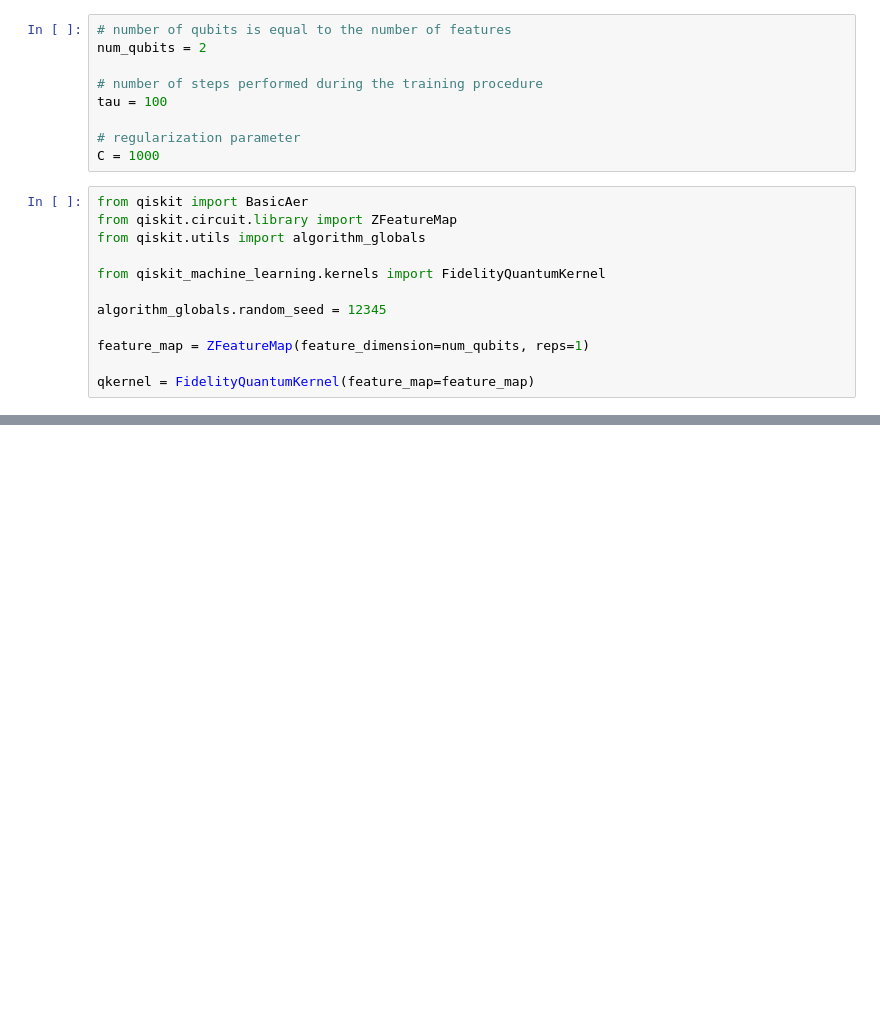
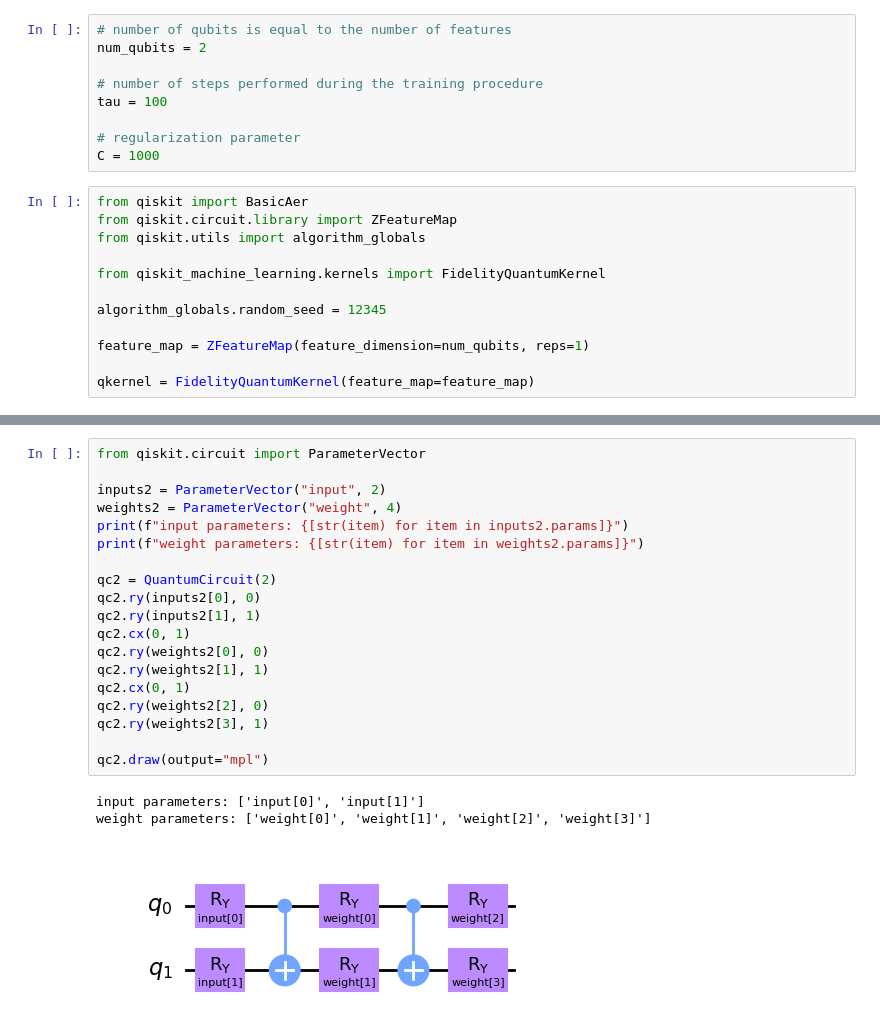
Before and after one commit to agrzheng/qiskit, a Jupyter notebook: study/qiskit-svm.ipynb, the cells around one changed output, grey strips where cells are left out. Saved outputs shown, nothing was run; the diff lists cells and outputs as text; blank space fills up the shorter version.

```diff
--- a/study/qiskit-svm.ipynb
+++ b/study/qiskit-svm.ipynb
@@ -330,0 +430,23 @@ qkernel = FidelityQuantumKernel(feature_map=feature_map)
+# %%
+from qiskit.circuit import ParameterVector
+
+inputs2 = ParameterVector("input", 2)
+weights2 = ParameterVector("weight", 4)
+print(f"input parameters: {[str(item) for item in inputs2.params]}")
+print(f"weight parameters: {[str(item) for item in weights2.params]}")
+
+qc2 = QuantumCircuit(2)
+qc2.ry(inputs2[0], 0)
+qc2.ry(inputs2[1], 1)
+qc2.cx(0, 1)
+qc2.ry(weights2[0], 0)
+qc2.ry(weights2[1], 1)
+qc2.cx(0, 1)
+qc2.ry(weights2[2], 0)
+qc2.ry(weights2[3], 1)
+
+qc2.draw(output="mpl")
+# %% [output]
+input parameters: ['input[0]', 'input[1]']
+weight parameters: ['weight[0]', 'weight[1]', 'weight[2]', 'weight[3]']
+[figure, added]
```
Also changed, not shown: parts of 20 cells of this notebook.
